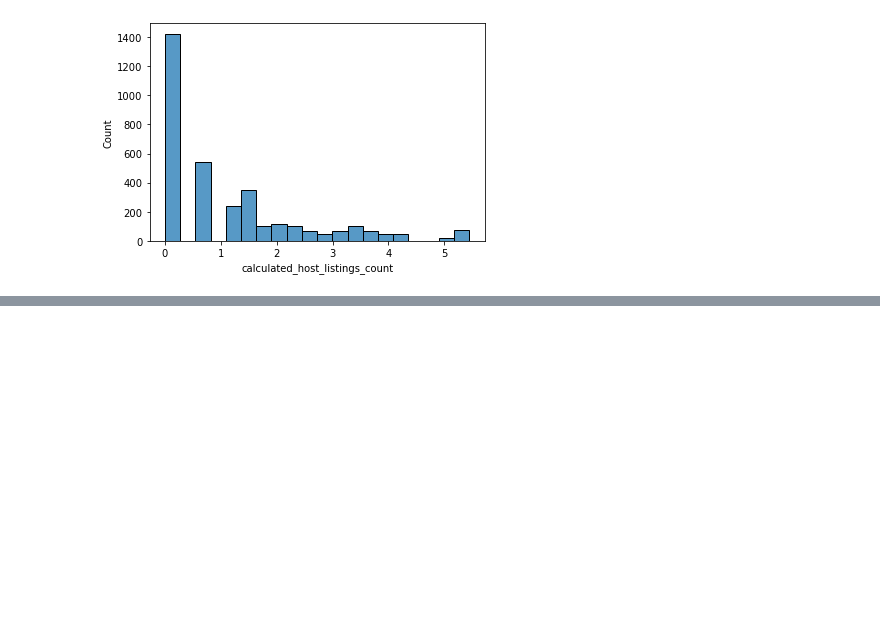
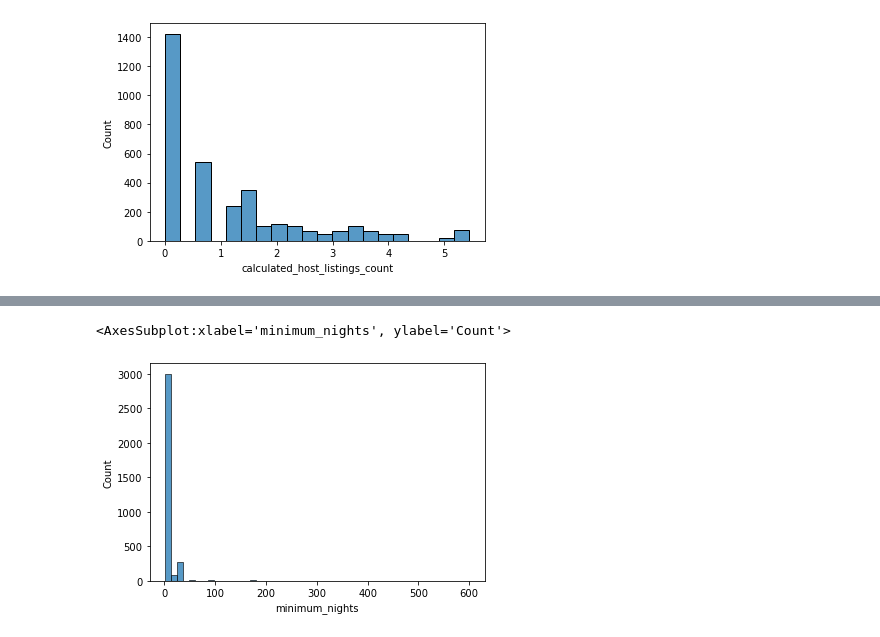
Before and after one commit to B-bori/AI-Project_Freshman, a Jupyter notebook: (전처리, EDA 최종) AIrbnb analysis preprocessing_20201205.ipynb, the cells around one changed output, grey strips where cells are left out. Drawn from its saved outputs; the diff is of its cells as text; code cells hidden in the pictures; blank space fills up the shorter version.

```diff
--- a/(전처리, EDA 최종) AIrbnb analysis preprocessing_20201205.ipynb
+++ b/(전처리, EDA 최종) AIrbnb analysis preprocessing_20201205.ipynb
@@ -503,0 +516,7 @@ sns.histplot(np.log(preprocessed['calculated_host_listings_count']), bins=20)
+# %%
+# imbalanced
+
+sns.histplot(preprocessed['minimum_nights'], bins=50)
+# %% [output]
+<AxesSubplot:xlabel='minimum_nights', ylabel='Count'>
+[figure, added]
```
Also changed, not shown: parts of 11 cells of this notebook.
